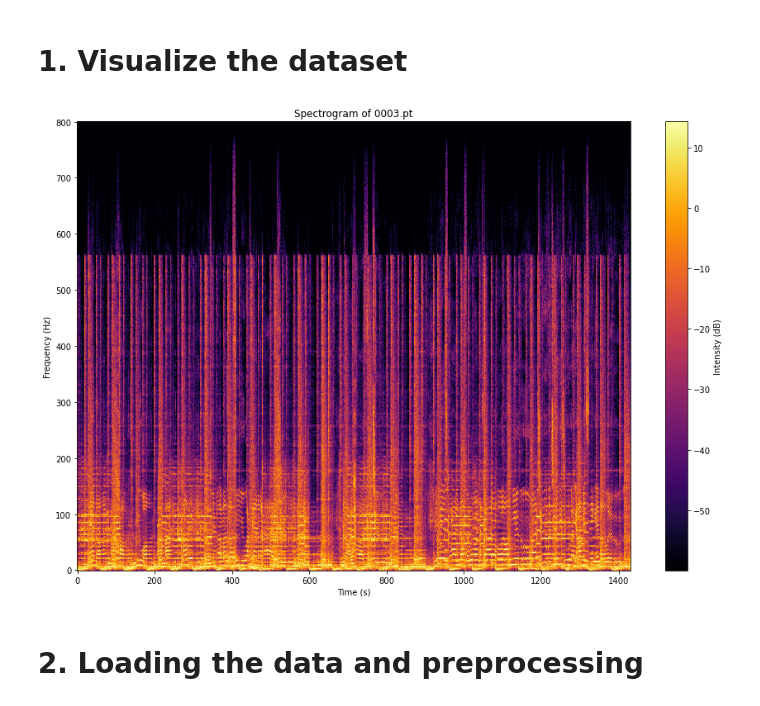
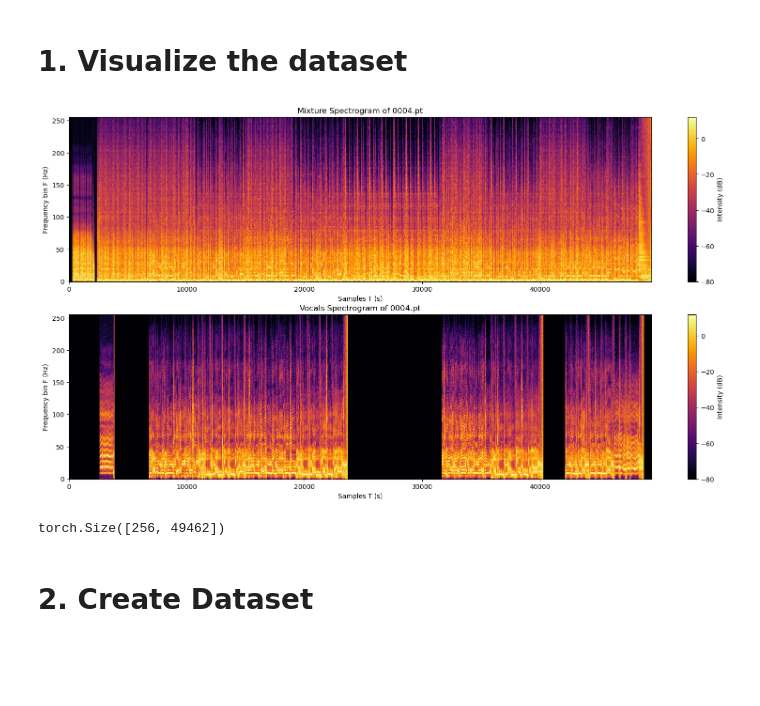
Before and after one commit to NicholasGranlund/SSY340-Music-Isolation-Project, a Jupyter notebook: music_isolator.ipynb, the cells around one changed output. Cells and saved outputs as stored; diff of their text form; code cells hidden in the pictures; blank space fills up the shorter version.

```diff
--- a/music_isolator.ipynb
+++ b/music_isolator.ipynb
@@ -55,10 +64,11 @@ class MUSDB18Spectrogram:
         plt.show()  # Display the plot
 # %%
+filename = './music_data/musdb18hq_processed/train_spectrograms/0004.pt'
+spectrogram_tensor = torch.load(filename)
+my_spectrogram = MUSDB18Spectrogram(spectrogram_tensor, filename[-7:])
+my_spectrogram.visualize()
 
-spectrogram_path = './music_data/musdb18hq_processed/train_spectrograms/0003.pt'
-my_spectrogram = MUSDB18Spectrogram(spectrogram_path)
-my_spectrogram.visualize()
+my_spectrogram.spectrogram_voc.shape
 # %% [output]
-[figure, old version]
+[figure, new version]
+torch.Size([256, 49462])
-# %% [markdown]
-# 2. Loading the data and preprocessing
@@ -71,0 +75,2 @@ class MUSDB18Dataset(Dataset):
+# %% [markdown]
+# 2. Create Dataset
```
Also changed, not shown: parts of 10 cells of this notebook, 3 other files.
